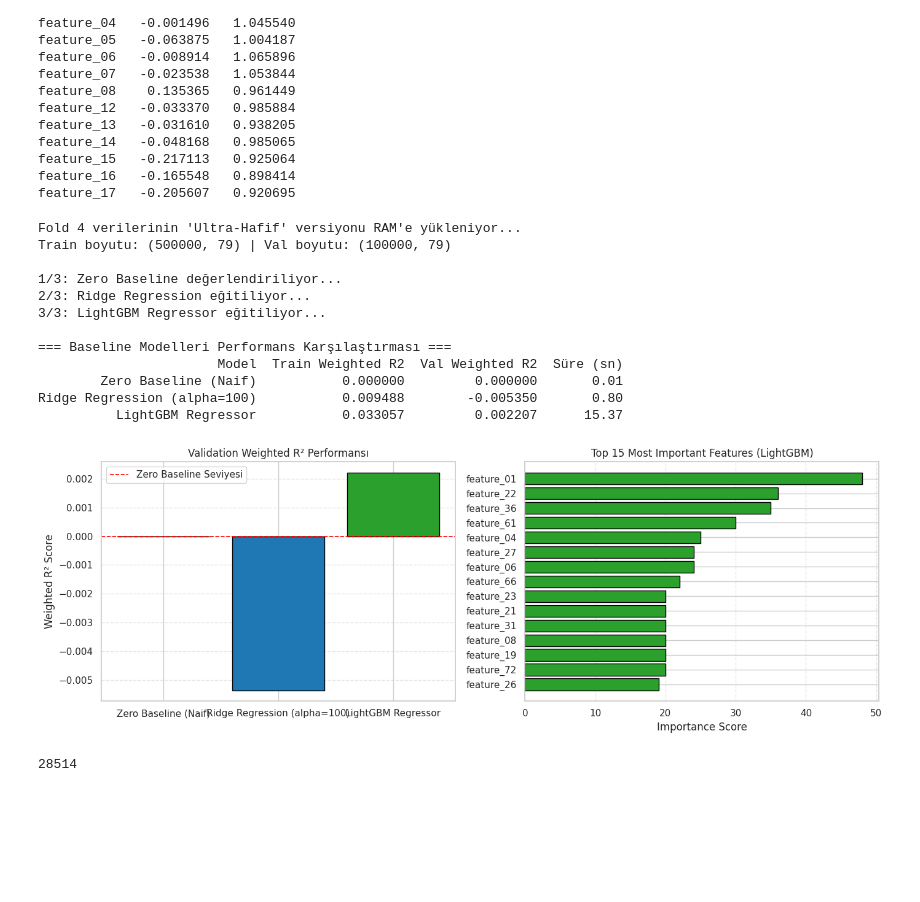
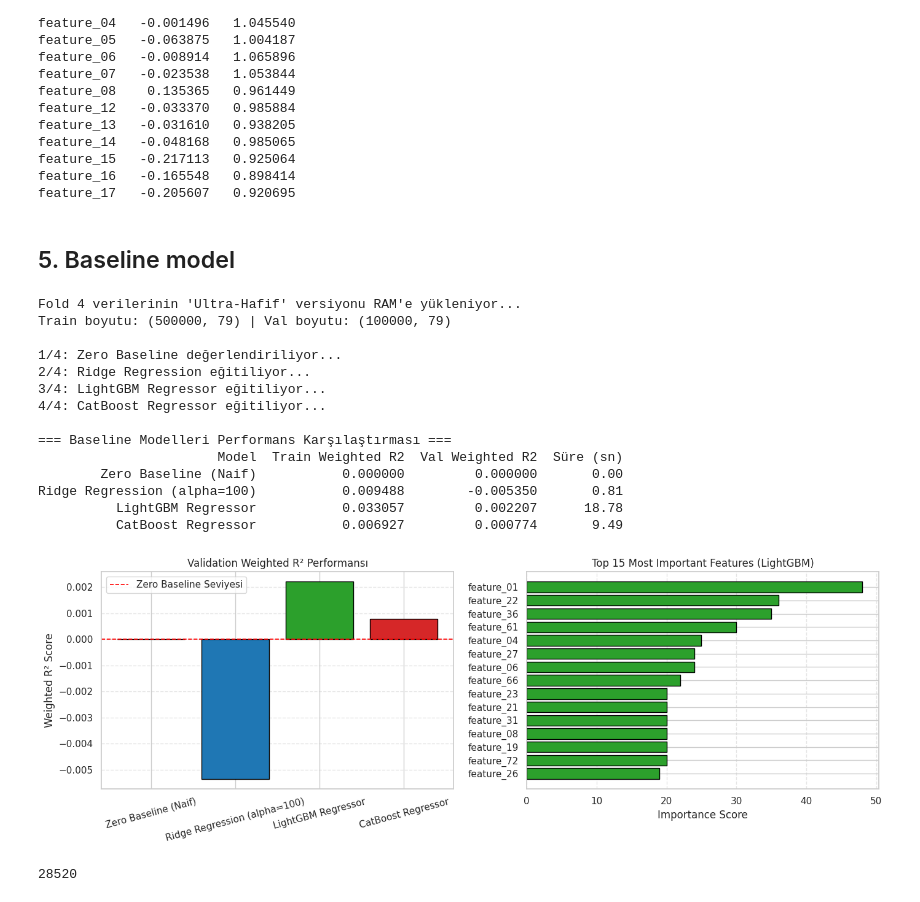
Before and after one commit to hkubra00/GROUP02_CENG313, a Jupyter notebook: assignment1_eda_baseline.ipynb, the cells around one changed output. Cells and saved outputs as stored; diff of their text form; code cells hidden in the pictures; blank space fills up the shorter version.

```diff
--- a/assignment1_eda_baseline.ipynb
+++ b/assignment1_eda_baseline.ipynb
@@ -545,3 +643,5 @@ feature_14   -0.048168   0.985065
 feature_15   -0.217113   0.925064
 feature_16   -0.165548   0.898414
 feature_17   -0.205607   0.920695
+# %% [markdown]
+## 5. Baseline model
@@ -557,8 +659,9 @@ import src.models
 importlib.reload(src.utils)
 importlib.reload(src.models)
 
+# CatBoostBaseline import edildi
 from src.utils import weighted_r2_score, load_fold_arrays
-from src.models import ZeroBaseline, RidgeBaseline, LGBMBaseline
+from src.models import ZeroBaseline, RidgeBaseline, LGBMBaseline, CatBoostBaseline
 
 # 1. Özellik listesini birleştir
 feature_cols = cont_feature_cols + disc_feature_cols
@@ -572,7 +675,7 @@ print(f"Train boyutu: {X_train.shape} | Val boyutu: {X_val.shape}\n")
 results = []
 
 # --- 1. Zero Baseline ---
-print("1/3: Zero Baseline değerlendiriliyor...")
+print("1/4: Zero Baseline değerlendiriliyor...")
 t0 = time.time()
 zero_model = ZeroBaseline().fit(X_train, y_train, w_train=w_train)
 zero_val_pred = zero_model.predict(X_val)
@@ -582,13 +685,12 @@ results.append({
     "Val Weighted R2": weighted_r2_score(y_val, zero_val_pred, w_val),
     "Süre (sn)": round(time.time() - t0, 2)
 })
-
 del zero_model, zero_val_pred
 gc.collect()
 
 
 # --- 2. Ridge Regression Baseline ---
-print("2/3: Ridge Regression eğitiliyor...")
+print("2/4: Ridge Regression eğitiliyor...")
 t0 = time.time()
 ridge_model = RidgeBaseline(alpha=100.0).fit(X_train, y_train, w_train=w_train)
 ridge_train_pred = ridge_model.predict(X_train)
@@ -599,13 +701,12 @@ results.append({
     "Val Weighted R2": weighted_r2_score(y_val, ridge_val_pred, w_val),
     "Süre (sn)": round(time.time() - t0, 2)
 })
-
 del ridge_model, ridge_train_pred, ridge_val_pred
 gc.collect()
 
 
 # --- 3. LightGBM Regressor Baseline ---
-print("3/3: LightGBM Regressor eğitiliyor...")
+print("3/4: LightGBM Regressor eğitiliyor...")
 t0 = time.time()
 lgb_model = LGBMBaseline().fit(X_train, y_train, w_train=w_train, X_val=X_val, y_val=y_val, w_val=w_val)
 lgb_train_pred = lgb_model.predict(X_train)
@@ -616,53 +717,73 @@ results.append({
     "Val Weighted R2": weighted_r2_score(y_val, lgb_val_pred, w_val),
     "Süre (sn)": round(time.time() - t0, 2)
 })
-
 lgb_importances = lgb_model.model.feature_importances_
 del lgb_model, lgb_train_pred, lgb_val_pred
 gc.collect()
 
 
-# --- 4. Raporlama ve Çizdirme ---
+# --- 4. CatBoost Regressor Baseline ---
+print("4/4: CatBoost Regressor eğitiliyor...")
+t0 = time.time()
+cat_model = CatBoostBaseline().fit(X_train, y_train, w_train=w_train, X_val=X_val, y_val=y_val, w_val=w_val)
+cat_train_pred = cat_model.predict(X_train)
+cat_val_pred = cat_model.predict(X_val)
+results.append({
+    "Model": "CatBoost Regressor",
+    "Train Weighted R2": weighted_r2_score(y_train, cat_train_pred, w_train),
+    "Val Weighted R2": weighted_r2_score(y_val, cat_val_pred, w_val),
+    "Süre (sn)": round(time.time() - t0, 2)
+})
+del cat_model, cat_train_pred, cat_val_pred
+gc.collect()
+
+
+# --- 5. Raporlama ve Çizdirme ---
 results_df = pd.DataFrame(results)
 print("\n=== Baseline Modelleri Performans Karşılaştırması ===")
 print(results_df.to_string(index=False))
 
 fig, axes = plt.subplots(1, 2, figsize=(14, 5))
 
-axes[0].bar(results_df["Model"], results_df["Val Weighted R2"], color=["#7f7f7f", "#1f77b4", "#2ca02c"], edgecolor="black")
+# 4 modele göre 4 renk eklendi (Gri, Mavi, Yeşil, Kırmızı)
+axes[0].bar(results_df["Model"], results_df["Val Weighted R2"], color=["#7f7f7f", "#1f77b4", "#2ca02c", "#d62728"], edgecolor="black")
 axes[0].axhline(0.0, color="red", linestyle="--", linewidth=1.2, label="Zero Baseline Seviyesi")
 axes[0].set_title("Validation Weighted R² Performansı")
 axes[0].set_ylabel("Weighted R² Score")
 axes[0].grid(axis="y", linestyle="--", alpha=0.5)
 axes[0].legend()
+# İsimler üst üste binmesin diye yazıları hafifçe eğdik
+axes[0].tick_params(axis='x', rotation=15)
 
 feat_imp_df = pd.DataFrame({
     "feature": feature_cols,
     "importance": lgb_importances
 }).sort_values("importance", ascending=False).head(15)
 
 axes[1].barh(feat_imp_df["feature"][::-1], feat_imp_df["importance"][::-1], color="#2ca02c", edgecolor="black")
 axes[1].set_title("Top 15 Most Important Features (LightGBM)")
 axes[1].set_xlabel("Importance Score")
 axes[1].grid(axis="x", linestyle="--", alpha=0.5)
 
 plt.tight_layout()
 plt.savefig(f"{PLOTS_DIR}/optimized_baseline_comparison.png", dpi=150)
 plt.show()
 
 gc.collect()
 # %% [output]
 Fold 4 verilerinin 'Ultra-Hafif' versiyonu RAM'e yükleniyor...
 Train boyutu: (500000, 79) | Val boyutu: (100000, 79)
 
-1/3: Zero Baseline değerlendiriliyor...
-2/3: Ridge Regression eğitiliyor...
-3/3: LightGBM Regressor eğitiliyor...
+1/4: Zero Baseline değerlendiriliyor...
+2/4: Ridge Regression eğitiliyor...
+3/4: LightGBM Regressor eğitiliyor...
+4/4: CatBoost Regressor eğitiliyor...
 
 === Baseline Modelleri Performans Karşılaştırması ===
                        Model  Train Weighted R2  Val Weighted R2  Süre (sn)
-        Zero Baseline (Naif)           0.000000         0.000000       0.01
-Ridge Regression (alpha=100)           0.009488        -0.005350       0.80
-          LightGBM Regressor           0.033057         0.002207      15.37
+        Zero Baseline (Naif)           0.000000         0.000000       0.00
+Ridge Regression (alpha=100)           0.009488        -0.005350       0.81
+          LightGBM Regressor           0.033057         0.002207      18.78
+          CatBoost Regressor           0.006927         0.000774       9.49
-[figure, old version]
+[figure, new version]
-28514
+28520
```
Also changed, not shown: parts of 19 cells of this notebook.
